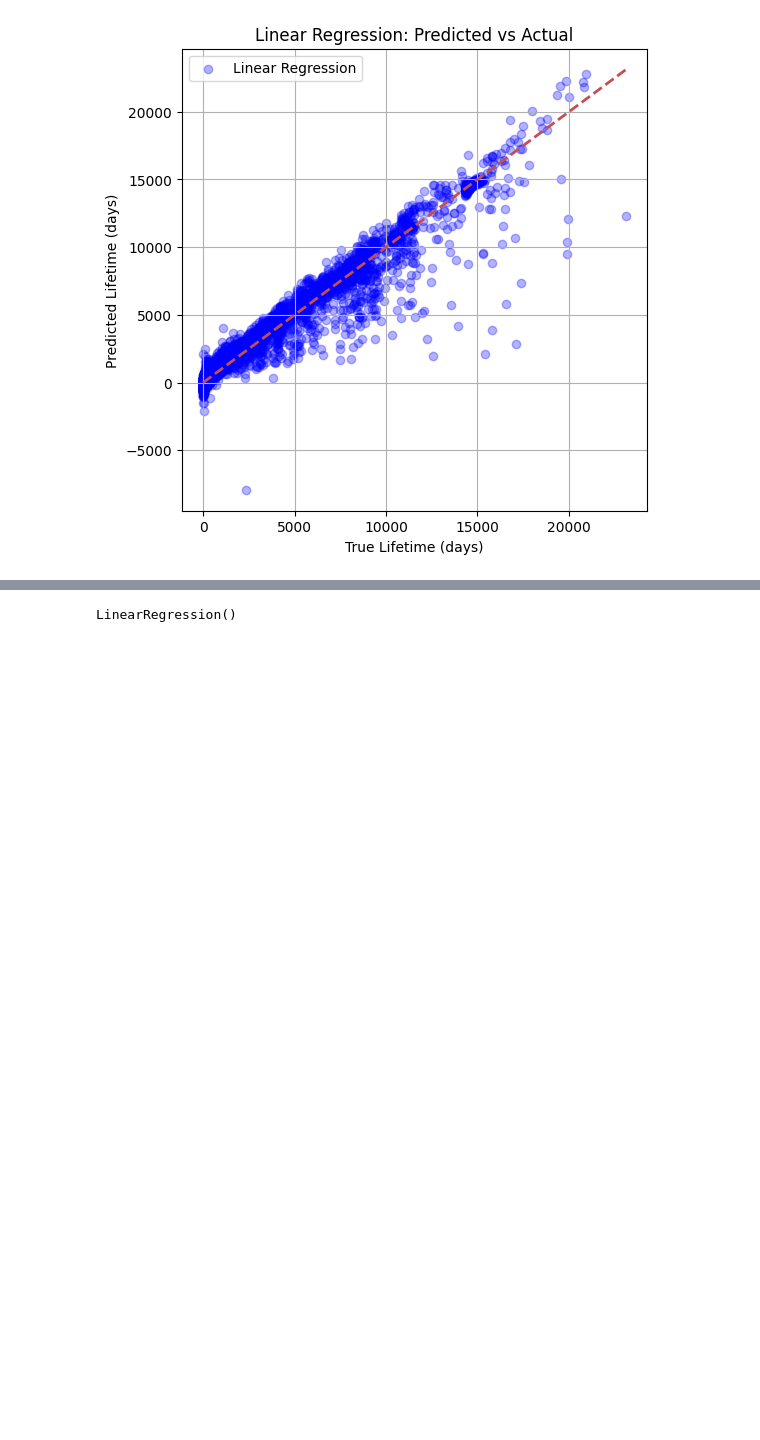
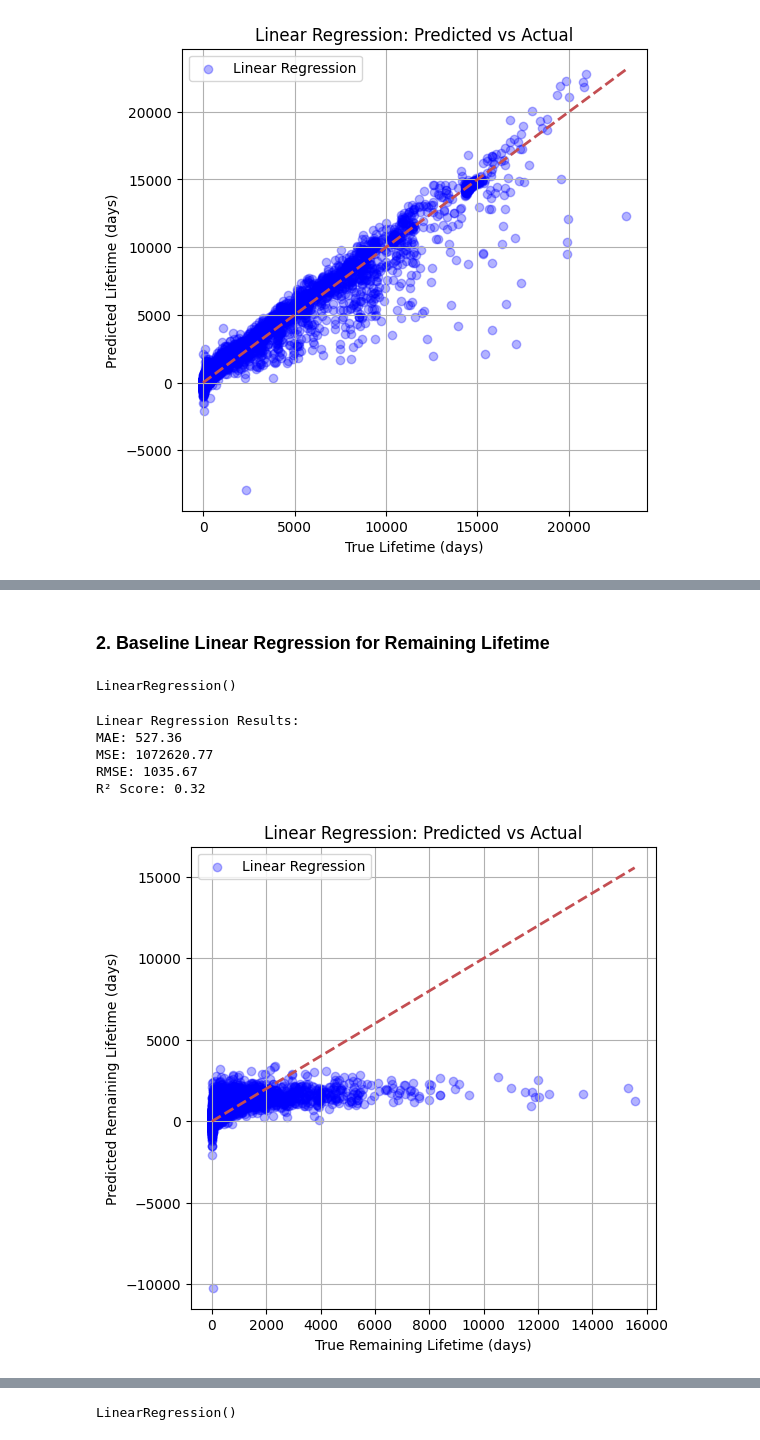
Before and after one commit to brianna404/BA_SpaceDebrisLifetimePrediction, a Jupyter notebook: Code/LifetimePrediction1_LinReg.ipynb, the cells around one changed output, grey strips where cells are left out. Cells and saved outputs as stored; diff of their text form; code cells hidden in the pictures; blank space fills up the shorter version.

```diff
--- a/Code/LifetimePrediction1_LinReg.ipynb
+++ b/Code/LifetimePrediction1_LinReg.ipynb
@@ -143,0 +144,54 @@ plot_model_evaluation(y_test, y_pred_lr1, title="Linear Regression Model Evaluat
+# %% [markdown]
+### 2. Baseline Linear Regression for Remaining Lifetime
+# %%
+# read data
+train_df = pd.read_csv("../Data/TrainPreprocessed.csv")
+test_df = pd.read_csv("../Data/TestPreprocessed.csv")
+# %%
+# separate features and label
+X_train = train_df.drop(columns=["LIFETIME", "REMAINING_LIFETIME"])
+y_train = train_df["REMAINING_LIFETIME"]
+
+X_test = test_df.drop(columns=["LIFETIME", "REMAINING_LIFETIME"])
+y_test = test_df["REMAINING_LIFETIME"]
+# %%
+# train linear regressor
+lr_model2 = LinearRegression()
+lr_model2.fit(X_train, y_train)
+# %% [output]
+LinearRegression()
+# %%
+# predict
+y_pred_lr2 = lr_model2.predict(X_test)
+# %%
+# evaluate
+mae_lr2 = mean_absolute_error(y_test, y_pred_lr2)
+mse_lr2 = mean_squared_error(y_test, y_pred_lr2)
+rmse_lr2 = np.sqrt(mse_lr2)
+r2_lr2 = r2_score(y_test, y_pred_lr2)
+
+print(f"Linear Regression Results:")
+print(f"MAE: {mae_lr2:.2f}")
+print(f"MSE: {mse_lr2:.2f}")
+print(f"RMSE: {rmse_lr2:.2f}")
+print(f"R² Score: {r2_lr2:.2f}")
+# %% [output]
+Linear Regression Results:
+MAE: 527.36
+MSE: 1072620.77
+RMSE: 1035.67
+R² Score: 0.32
+# %%
+# visualize evaluation
+plt.style.use('default')
+plt.figure(figsize=(6, 6))
+plt.scatter(y_test, y_pred_lr2, alpha=0.3, label="Linear Regression", color="blue")
+plt.xlabel("True Remaining Lifetime (days)")
+plt.ylabel("Predicted Remaining Lifetime (days)")
+plt.title("Linear Regression: Predicted vs Actual")
+plt.plot([y_test.min(), y_test.max()], [y_test.min(), y_test.max()], 'r--', lw=2)
+plt.legend()
+plt.grid(True)
+plt.show()
+# %% [output]
+[figure, added]
```
Also changed, not shown: parts of 13 cells of this notebook, 20 other files.
